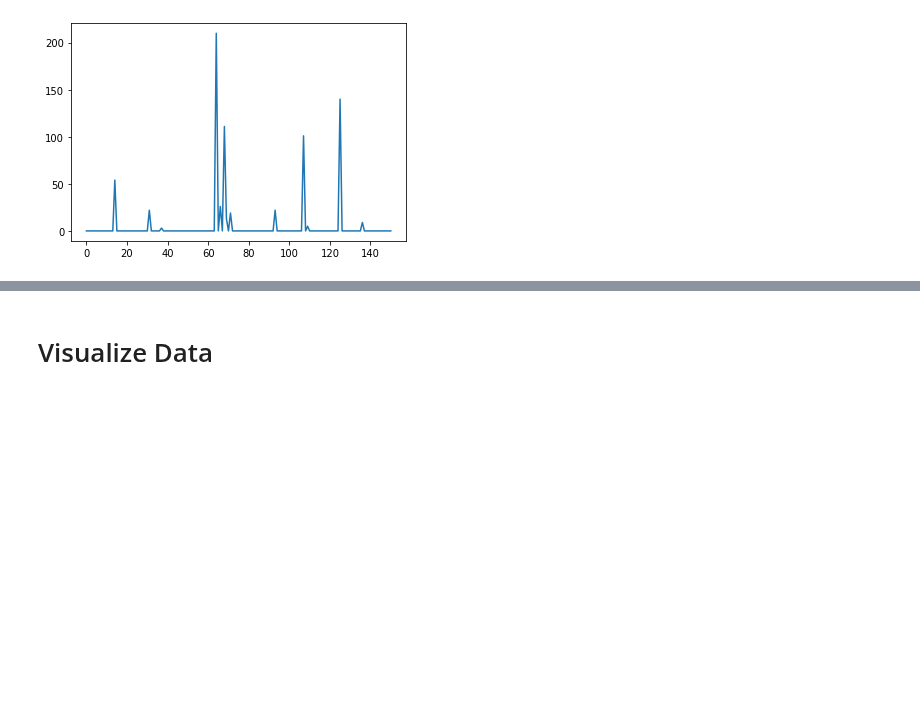
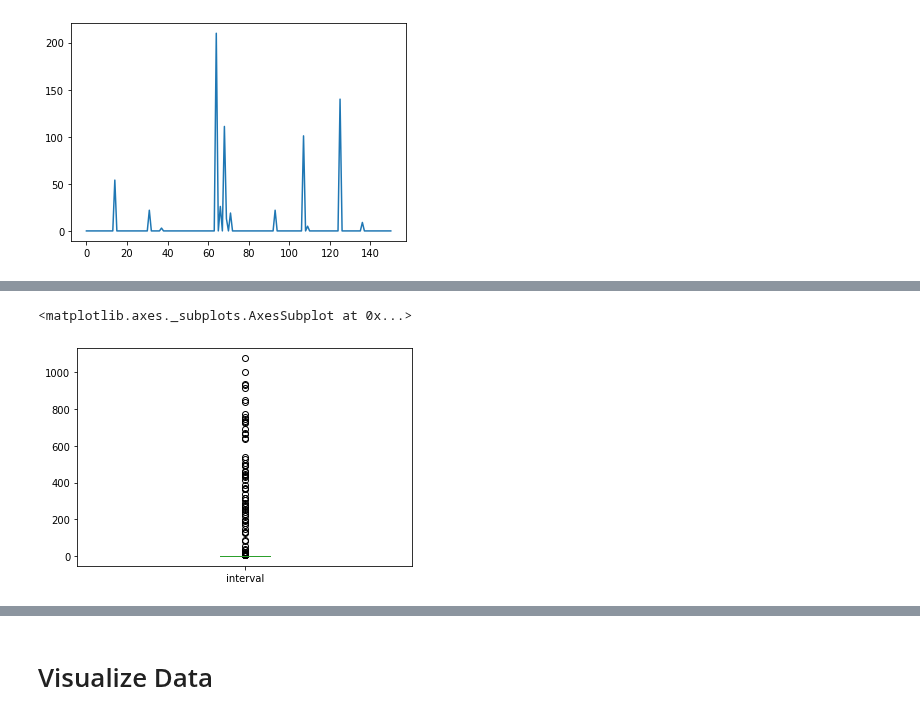
Before and after one commit to leyixu21/Semantic-Trajectory, a Jupyter notebook: clean_flickr_data.ipynb, the cells around one changed output, grey strips where cells are left out. Cells and saved outputs as stored; diff of their text form; code cells hidden in the pictures; blank space fills up the shorter version.

```diff
--- a/clean_flickr_data.ipynb
+++ b/clean_flickr_data.ipynb
@@ -332,0 +506,3 @@ tags_count.to_pickle(path+'tags_count_2014.pkl')
+# %%
+tourists_candi = users_info[(users_info['hometown'] != 'Zurich') & (users_info['hometown'] != 'Zürich') & (users_info['city'] != 'Zurich') & (users_info['city'] != 'Zürich')]
+tourists_candi
@@ -332,0 +535,5 @@ tags_count.to_pickle(path+'tags_count_2014.pkl')
+# %%
+tourists_candi['interval'].plot.box()
+# %% [output]
+<matplotlib.axes._subplots.AxesSubplot at 0x...>
+[figure, added]
```
Also changed, not shown: parts of 33 cells of this notebook.
